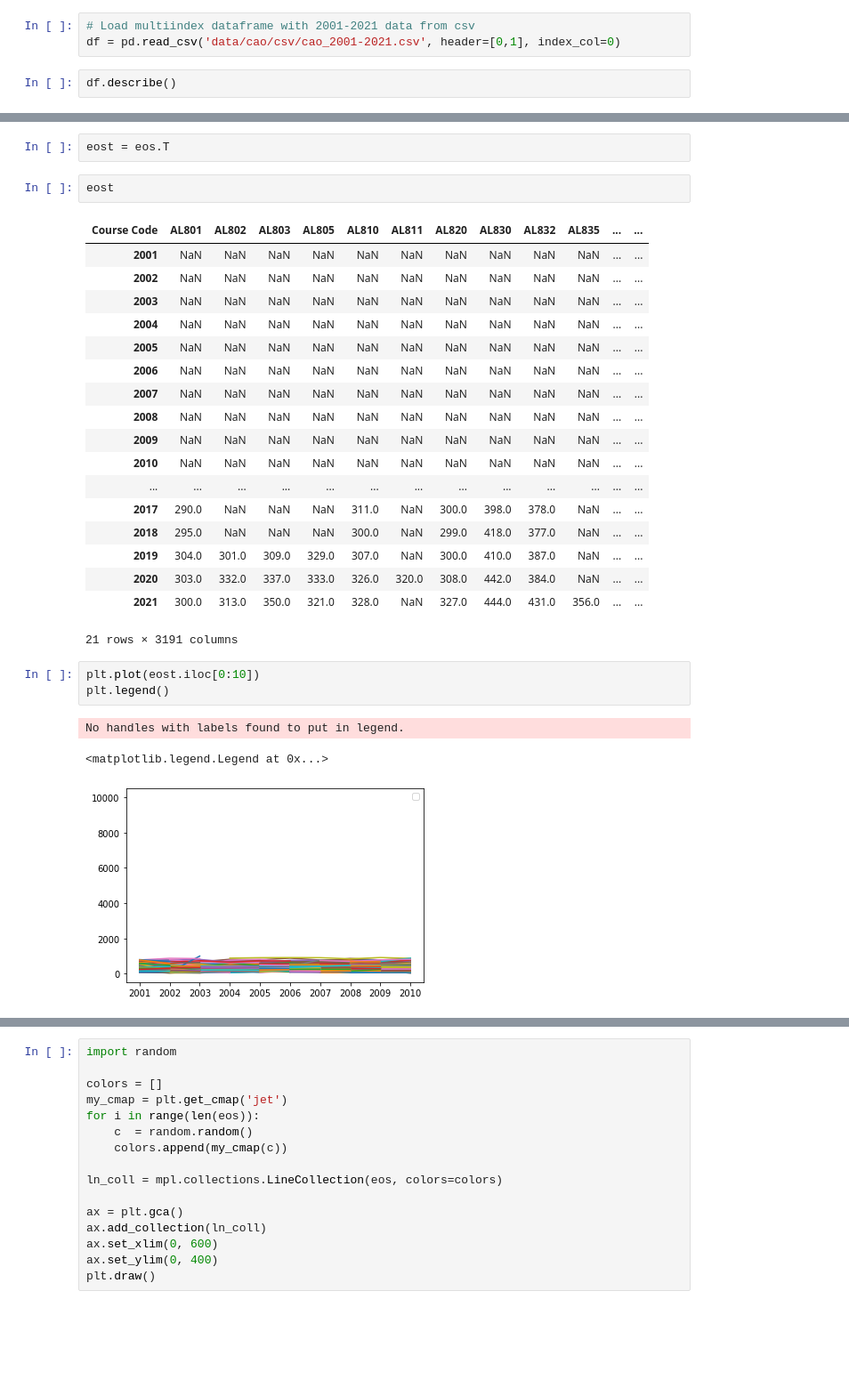
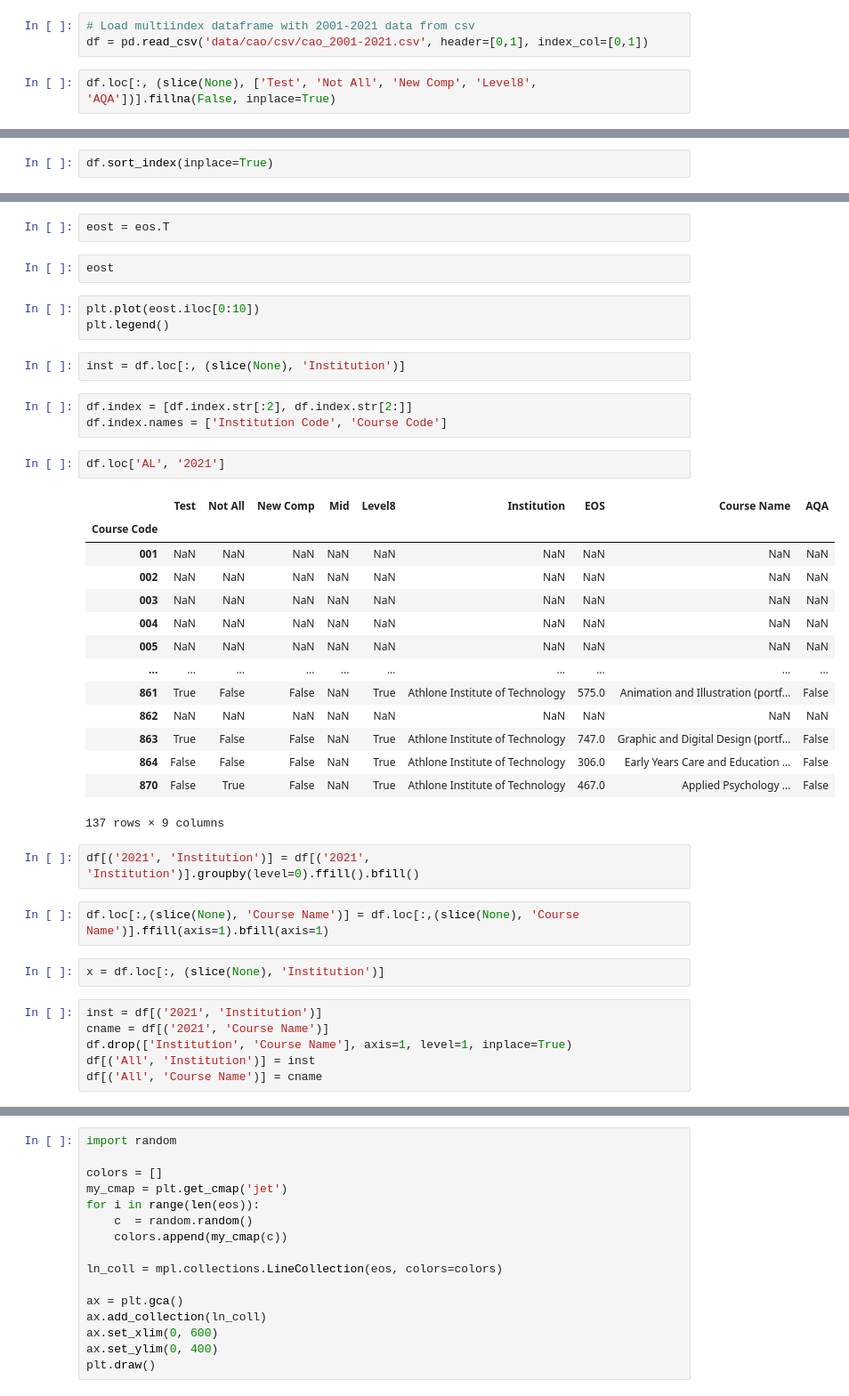
Before and after one commit to fod/fundamentals-data-analysis, a Jupyter notebook: cao.ipynb, the cells around one changed output, grey strips where cells are left out. Shown at 89% size. Cells and saved outputs as stored; diff of their text form; blank space fills up the shorter version.

```diff
--- a/cao.ipynb
+++ b/cao.ipynb
@@ -796,7 +842,7 @@ dfs = read_all_cao(write_csv=True, csv_loc='./data/cao/csv', ret='dict')
 ## Analysing the data
 # %%
 # Load multiindex dataframe with 2001-2021 data from csv
-df = pd.read_csv('data/cao/csv/cao_2001-2021.csv', header=[0,1], index_col=0)
+df = pd.read_csv('data/cao/csv/cao_2001-2021.csv', header=[0,1], index_col=[0,1])
 # %%
-df.describe()
+df.loc[:, (slice(None), ['Test', 'Not All', 'New Comp', 'Level8', 'AQA'])].fillna(False, inplace=True)
 # %% [output]
@@ -836,3 +891,4 @@ df.index.str.extract('^(\D\D)')
 | 3190 | TU |
 3191 rows × 1 columns
 # %%
+df.sort_index(inplace=True)
@@ -887,29 +947,40 @@ eos.loc[eos.idxmax()]
 eost = eos.T
 # %%
 eost
-# %% [output]
-| Course Code | AL801 | AL802 | AL803 | AL805 | AL810 | AL811 | AL820 | AL830 | AL832 | AL835 | ... | ... |
-| 2001 | NaN | NaN | NaN | NaN | NaN | NaN | NaN | NaN | NaN | NaN | ... | ... |
-| 2002 | NaN | NaN | NaN | NaN | NaN | NaN | NaN | NaN | NaN | NaN | ... | ... |
-| 2003 | NaN | NaN | NaN | NaN | NaN | NaN | NaN | NaN | NaN | NaN | ... | ... |
-| 2004 | NaN | NaN | NaN | NaN | NaN | NaN | NaN | NaN | NaN | NaN | ... | ... |
-| 2005 | NaN | NaN | NaN | NaN | NaN | NaN | NaN | NaN | NaN | NaN | ... | ... |
-| 2006 | NaN | NaN | NaN | NaN | NaN | NaN | NaN | NaN | NaN | NaN | ... | ... |
-| 2007 | NaN | NaN | NaN | NaN | NaN | NaN | NaN | NaN | NaN | NaN | ... | ... |
-| 2008 | NaN | NaN | NaN | NaN | NaN | NaN | NaN | NaN | NaN | NaN | ... | ... |
-| 2009 | NaN | NaN | NaN | NaN | NaN | NaN | NaN | NaN | NaN | NaN | ... | ... |
-| 2010 | NaN | NaN | NaN | NaN | NaN | NaN | NaN | NaN | NaN | NaN | ... | ... |
-| ... | ... | ... | ... | ... | ... | ... | ... | ... | ... | ... | ... | ... |
-| 2017 | 290.0 | NaN | NaN | NaN | 311.0 | NaN | 300.0 | 398.0 | 378.0 | NaN | ... | ... |
-| 2018 | 295.0 | NaN | NaN | NaN | 300.0 | NaN | 299.0 | 418.0 | 377.0 | NaN | ... | ... |
-| 2019 | 304.0 | 301.0 | 309.0 | 329.0 | 307.0 | NaN | 300.0 | 410.0 | 387.0 | NaN | ... | ... |
-| 2020 | 303.0 | 332.0 | 337.0 | 333.0 | 326.0 | 320.0 | 308.0 | 442.0 | 384.0 | NaN | ... | ... |
-| 2021 | 300.0 | 313.0 | 350.0 | 321.0 | 328.0 | NaN | 327.0 | 444.0 | 431.0 | 356.0 | ... | ... |
-21 rows × 3191 columns
 # %%
 plt.plot(eost.iloc[0:10])
 plt.legend()
-# %% [output]
-No handles with labels found to put in legend.
-<matplotlib.legend.Legend at 0x...>
-[figure, removed]
+# %%
+inst = df.loc[:, (slice(None), 'Institution')]
+# %%
+df.index = [df.index.str[:2], df.index.str[2:]]
+df.index.names = ['Institution Code', 'Course Code']
+# %%
+df.loc['AL', '2021']
+# %% [output]
+|  | Test | Not All | New Comp | Mid | Level8 | Institution | EOS | Course Name | AQA |
+| Course Code |  |  |  |  |  |  |  |  |  |
+| 001 | NaN | NaN | NaN | NaN | NaN | NaN | NaN | NaN | NaN |
+| 002 | NaN | NaN | NaN | NaN | NaN | NaN | NaN | NaN | NaN |
+| 003 | NaN | NaN | NaN | NaN | NaN | NaN | NaN | NaN | NaN |
+| 004 | NaN | NaN | NaN | NaN | NaN | NaN | NaN | NaN | NaN |
+| 005 | NaN | NaN | NaN | NaN | NaN | NaN | NaN | NaN | NaN |
+| ... | ... | ... | ... | ... | ... | ... | ... | ... | ... |
+| 861 | True | False | False | NaN | True | Athlone Institute of Technology | 575.0 | Animation and Illustration (portf... | False |
+| 862 | NaN | NaN | NaN | NaN | NaN | NaN | NaN | NaN | NaN |
+| 863 | True | False | False | NaN | True | Athlone Institute of Technology | 747.0 | Graphic and Digital Design (portf... | False |
+| 864 | False | False | False | NaN | True | Athlone Institute of Technology | 306.0 | Early Years Care and Education ... | False |
+| 870 | False | True | False | NaN | True | Athlone Institute of Technology | 467.0 | Applied Psychology ... | False |
+137 rows × 9 columns
+# %%
+df[('2021', 'Institution')] = df[('2021', 'Institution')].groupby(level=0).ffill().bfill()
+# %%
+df.loc[:,(slice(None), 'Course Name')] = df.loc[:,(slice(None), 'Course Name')].ffill(axis=1).bfill(axis=1)
+# %%
+x = df.loc[:, (slice(None), 'Institution')]
+# %%
+inst = df[('2021', 'Institution')]
+cname = df[('2021', 'Course Name')]
+df.drop(['Institution', 'Course Name'], axis=1, level=1, inplace=True)
+df[('All', 'Institution')] = inst
+df[('All', 'Course Name')] = cname
```
Also changed, not shown: parts of 13 cells of this notebook, 2 other files.
